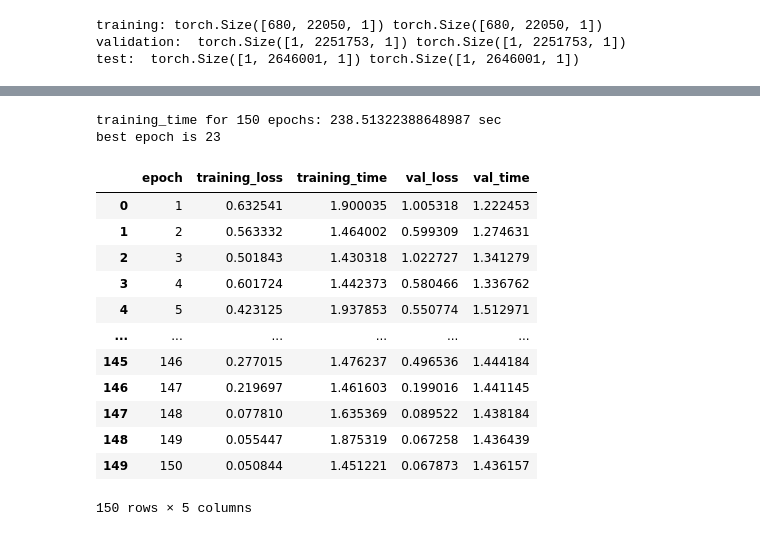
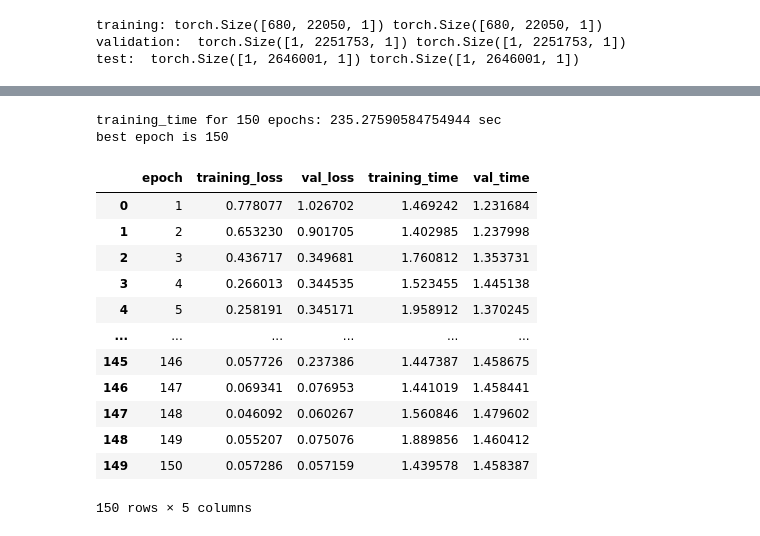
Before and after one commit to bytehut/GuitarTransformer, a Jupyter notebook: GuitarLSTM/LSTM.ipynb, the cells around one changed output, grey strips where cells are left out. Cells and saved outputs as stored; diff of their text form; code cells hidden in the pictures.

```diff
--- a/GuitarLSTM/LSTM.ipynb
+++ b/GuitarLSTM/LSTM.ipynb
@@ -270,7 +270,7 @@ class LossWrapper(nn.Module):
 # %%
 import audio
 
-amplifier = 'ht1'
+amplifier = 'muff'
 
 # load data
 def audio_preprocessing(amplifier, data_type='train', frame_len=1):
@@ -318,7 +318,7 @@ import random
 # model params
 input_size = 1  # num features, 2 for stereo
 output_size = 1  # num features, 2 for stereo
-hidden_size = 32  # hidden state size
+hidden_size = 16  # hidden state size
 skip_con = 1  # is there a skip connection?
 
 # train params
@@ -328,7 +328,7 @@ up_fr = 1000  # num frames for truncated backprop
 epochs = 150 # num epochs
 
 # hyperparams
-learn_rate = 1e-2
+learn_rate = 5e-3
 
 network = AudioLSTM(input_size=input_size, hidden_size=hidden_size,
                                      output_size=output_size, skip=skip_con).to(device)
@@ -400,29 +400,30 @@ Epoch 150, Loss:  0.05084381, Val Loss:  0.06787262
 # %%
 import pandas as pd
 res_table = pd.DataFrame(res)
+res_table = res_table[['epoch', 'training_loss', 'val_loss', 'training_time', 'val_time']]
 
 training_time = res_table['training_time'].sum()
 print(f'training_time for {epochs} epochs: {training_time} sec')
 print(f'best epoch is {best_ind+1}')
 
-training_progress_loc =  f'result/{amplifier}_{hidden_size}_training_process.csv'
+training_progress_loc =  f'result/{amplifier}_{hidden_size}_LSTM_training_process.csv'
 res_table.to_csv(training_progress_loc, index=False)
 res_table
 # %% [output]
-training_time for 150 epochs: 238.51322388648987 sec
-best epoch is 23
+training_time for 150 epochs: 235.27590584754944 sec
+best epoch is 150
-|  | epoch | training_loss | training_time | val_loss | val_time |
-| 0 | 1 | 0.632541 | 1.900035 | 1.005318 | 1.222453 |
-| 1 | 2 | 0.563332 | 1.464002 | 0.599309 | 1.274631 |
-| 2 | 3 | 0.501843 | 1.430318 | 1.022727 | 1.341279 |
-| 3 | 4 | 0.601724 | 1.442373 | 0.580466 | 1.336762 |
-| 4 | 5 | 0.423125 | 1.937853 | 0.550774 | 1.512971 |
+|  | epoch | training_loss | val_loss | training_time | val_time |
+| 0 | 1 | 0.778077 | 1.026702 | 1.469242 | 1.231684 |
+| 1 | 2 | 0.653230 | 0.901705 | 1.402985 | 1.237998 |
+| 2 | 3 | 0.436717 | 0.349681 | 1.760812 | 1.353731 |
+| 3 | 4 | 0.266013 | 0.344535 | 1.523455 | 1.445138 |
+| 4 | 5 | 0.258191 | 0.345171 | 1.958912 | 1.370245 |
 | ... | ... | ... | ... | ... | ... |
-| 145 | 146 | 0.277015 | 1.476237 | 0.496536 | 1.444184 |
-| 146 | 147 | 0.219697 | 1.461603 | 0.199016 | 1.441145 |
-| 147 | 148 | 0.077810 | 1.635369 | 0.089522 | 1.438184 |
-| 148 | 149 | 0.055447 | 1.875319 | 0.067258 | 1.436439 |
-| 149 | 150 | 0.050844 | 1.451221 | 0.067873 | 1.436157 |
+| 145 | 146 | 0.057726 | 0.237386 | 1.447387 | 1.458675 |
+| 146 | 147 | 0.069341 | 0.076953 | 1.441019 | 1.458441 |
+| 147 | 148 | 0.046092 | 0.060267 | 1.560846 | 1.479602 |
+| 148 | 149 | 0.055207 | 0.075076 | 1.889856 | 1.460412 |
+| 149 | 150 | 0.057286 | 0.057159 | 1.439578 | 1.458387 |
 150 rows × 5 columns
 # %%
 test_st_time = time.time()
```
Also changed, not shown: parts of 6 cells of this notebook.
